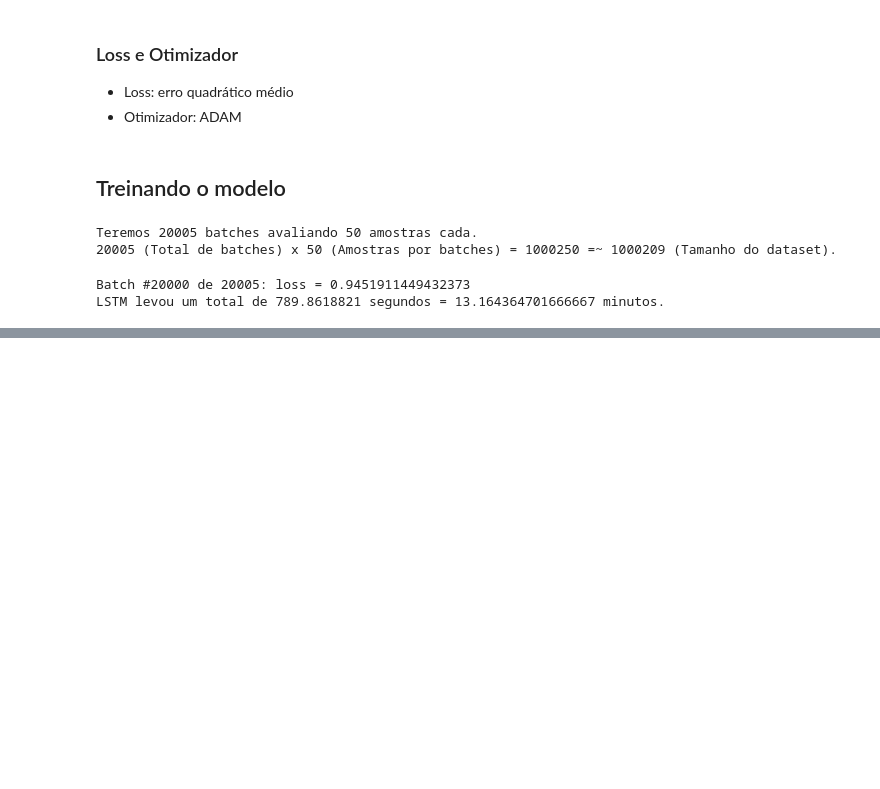
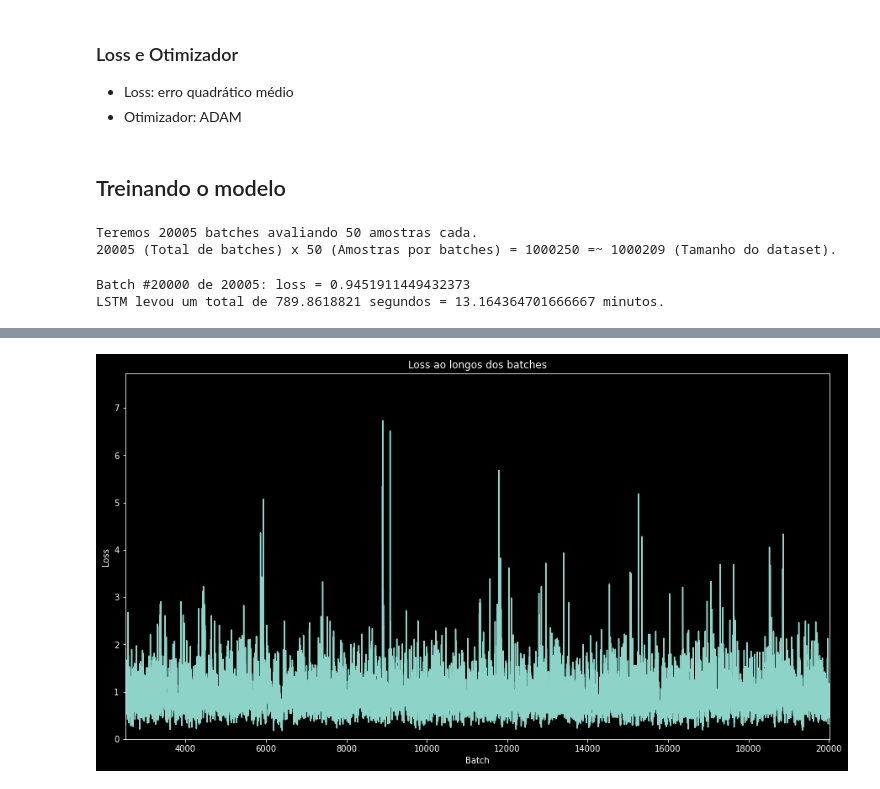
Before and after one commit to sidneyouteiro/IntroML, a Jupyter notebook: PF/main.ipynb, the cells around one changed output, grey strips where cells are left out. Saved outputs shown, nothing was run; the diff lists cells and outputs as text; code cells hidden in the pictures; blank space fills up the shorter version.

```diff
--- a/PF/main.ipynb
+++ b/PF/main.ipynb
@@ -225,0 +242,12 @@ LSTM levou um total de 789.8618821 segundos = 13.164364701666667 minutos.
+# %%
+plt.figure(figsize = (15, 8))
+plt.plot(train_loss)
+
+plt.title('Loss ao longos dos batches')
+plt.xlabel('Batch')
+plt.ylabel('Loss')
+plt.axis([2500, len(train_loss), 0, max(train_loss[2500:]) + 1])
+
+plt.show()
+# %% [output]
+[figure, added]
```
Also changed, not shown: parts of 3 cells of this notebook.
